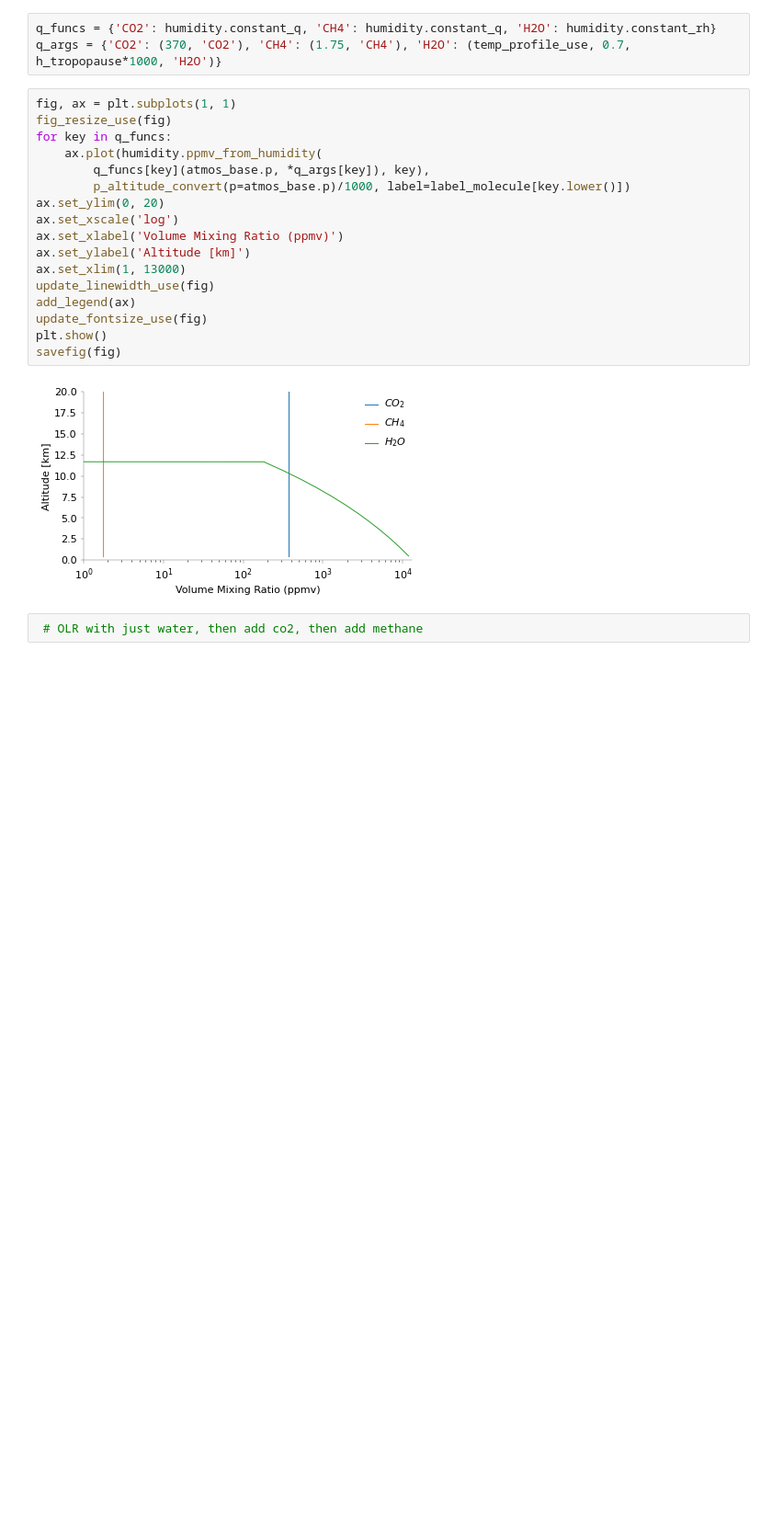
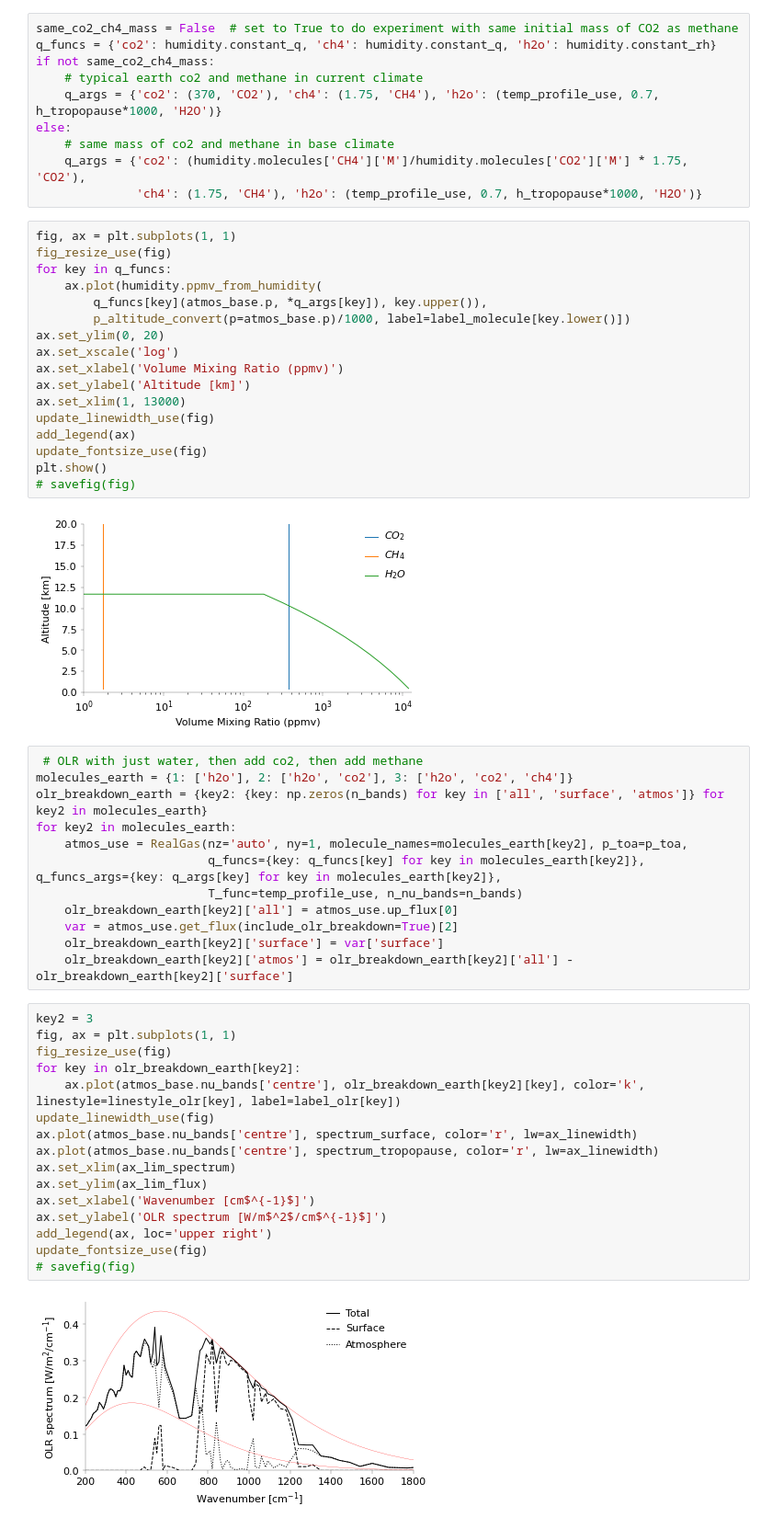
Before and after one commit to jduffield65/ClimateModel, a Jupyter notebook: coast_talk/real_gas.ipynb, the cells around one changed output. Shown at 92% size. Cells and saved outputs as stored; diff of their text form; blank space fills up the shorter version.

```diff
--- a/coast_talk/real_gas.ipynb
+++ b/coast_talk/real_gas.ipynb
@@ -215,14 +293,21 @@ anim.save(f'/Users/joshduffield/Desktop/{molecule_use}_spectra.mp4', writer='ffm
 # %% [markdown]
 ### Combine All GHG in same world
 # %%
-q_funcs = {'CO2': humidity.constant_q, 'CH4': humidity.constant_q, 'H2O': humidity.constant_rh}
-q_args = {'CO2': (370, 'CO2'), 'CH4': (1.75, 'CH4'), 'H2O': (temp_profile_use, 0.7, h_tropopause*1000, 'H2O')}
+same_co2_ch4_mass = False  # set to True to do experiment with same initial mass of CO2 as methane
+q_funcs = {'co2': humidity.constant_q, 'ch4': humidity.constant_q, 'h2o': humidity.constant_rh}
+if not same_co2_ch4_mass:
+    # typical earth co2 and methane in current climate
+    q_args = {'co2': (370, 'CO2'), 'ch4': (1.75, 'CH4'), 'h2o': (temp_profile_use, 0.7, h_tropopause*1000, 'H2O')}
+else:
+    # same mass of co2 and methane in base climate
+    q_args = {'co2': (humidity.molecules['CH4']['M']/humidity.molecules['CO2']['M'] * 1.75, 'CO2'),
+              'ch4': (1.75, 'CH4'), 'h2o': (temp_profile_use, 0.7, h_tropopause*1000, 'H2O')}
 # %%
 fig, ax = plt.subplots(1, 1)
 fig_resize_use(fig)
 for key in q_funcs:
     ax.plot(humidity.ppmv_from_humidity(
-        q_funcs[key](atmos_base.p, *q_args[key]), key),
+        q_funcs[key](atmos_base.p, *q_args[key]), key.upper()),
         p_altitude_convert(p=atmos_base.p)/1000, label=label_molecule[key.lower()])
 ax.set_ylim(0, 20)
 ax.set_xscale('log')
@@ -233,10 +318,38 @@ update_linewidth_use(fig)
 add_legend(ax)
 update_fontsize_use(fig)
 plt.show()
-savefig(fig)
+# savefig(fig)
 # %% [output]
 [figure]
 # %%
  # OLR with just water, then add co2, then add methane
+molecules_earth = {1: ['h2o'], 2: ['h2o', 'co2'], 3: ['h2o', 'co2', 'ch4']}
+olr_breakdown_earth = {key2: {key: np.zeros(n_bands) for key in ['all', 'surface', 'atmos']} for key2 in molecules_earth}
+for key2 in molecules_earth:
+    atmos_use = RealGas(nz='auto', ny=1, molecule_names=molecules_earth[key2], p_toa=p_toa,
+                        q_funcs={key: q_funcs[key] for key in molecules_earth[key2]}, q_funcs_args={key: q_args[key] for key in molecules_earth[key2]},
+                        T_func=temp_profile_use, n_nu_bands=n_bands)
+    olr_breakdown_earth[key2]['all'] = atmos_use.up_flux[0]
+    var = atmos_use.get_flux(include_olr_breakdown=True)[2]
+    olr_breakdown_earth[key2]['surface'] = var['surface']
+    olr_breakdown_earth[key2]['atmos'] = olr_breakdown_earth[key2]['all'] - olr_breakdown_earth[key2]['surface']
+# %%
+key2 = 3
+fig, ax = plt.subplots(1, 1)
+fig_resize_use(fig)
+for key in olr_breakdown_earth[key2]:
+    ax.plot(atmos_base.nu_bands['centre'], olr_breakdown_earth[key2][key], color='k', linestyle=linestyle_olr[key], label=label_olr[key])
+update_linewidth_use(fig)
+ax.plot(atmos_base.nu_bands['centre'], spectrum_surface, color='r', lw=ax_linewidth)
+ax.plot(atmos_base.nu_bands['centre'], spectrum_tropopause, color='r', lw=ax_linewidth)
+ax.set_xlim(ax_lim_spectrum)
+ax.set_ylim(ax_lim_flux)
+ax.set_xlabel('Wavenumber [cm$^{-1}$]')
+ax.set_ylabel('OLR spectrum [W/m$^2$/cm$^{-1}$]')
+add_legend(ax, loc='upper right')
+update_fontsize_use(fig)
+# savefig(fig)
+# %% [output]
+[figure, added]
 # %%
 # Look at effect of adding mass eqv to 5ppmv of CO2 and methane, what is the total effect?
```
Also changed, not shown: parts of 7 cells of this notebook.
